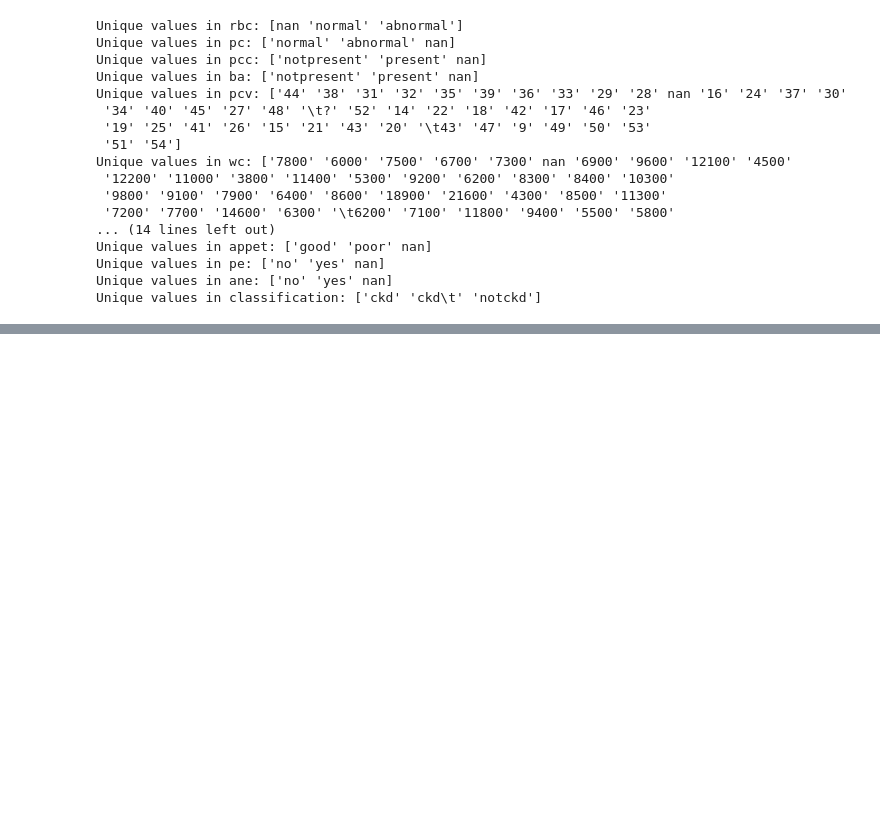
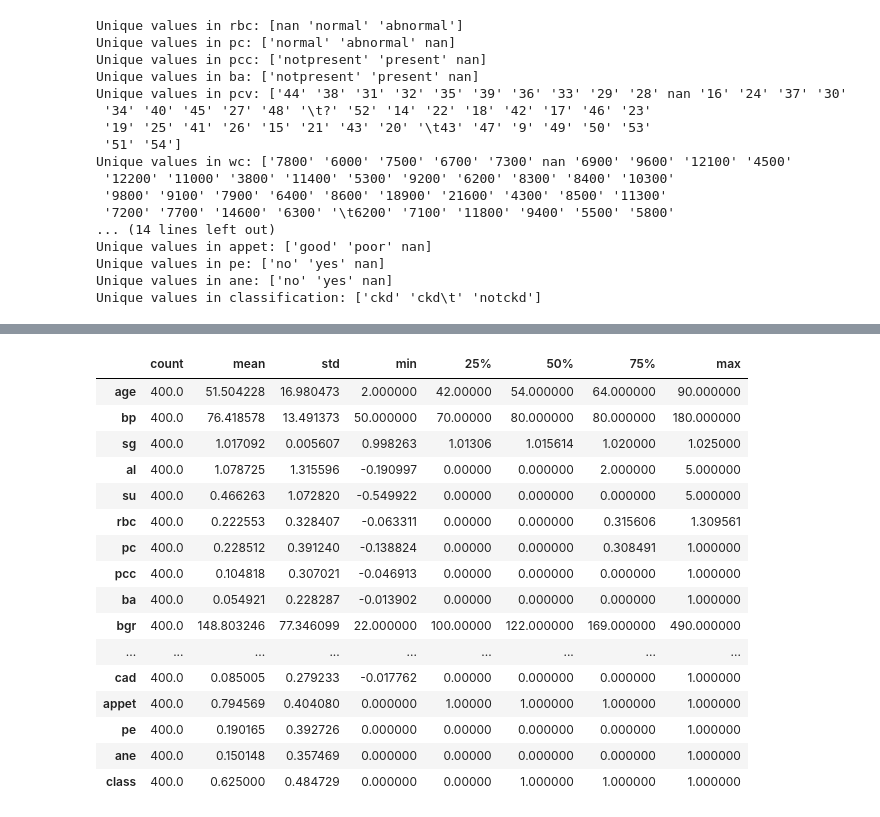
Before and after one commit to CDan07/IOD, a Jupyter notebook: Mini Projects/Mini Project 2.ipynb, the cells around one changed output, grey strips where cells are left out. Saved outputs shown, nothing was run; the diff lists cells and outputs as text; code cells hidden in the pictures; blank space fills up the shorter version.

```diff
--- a/Mini Projects/Mini Project 2.ipynb
+++ b/Mini Projects/Mini Project 2.ipynb
@@ -141,0 +156,22 @@ Unique values in classification: ['ckd' 'ckd\t' 'notckd']
+# %%
+# Summary statistics of data set
+
+df_imputed.describe().T
+# %% [output]
+|  | count | mean | std | min | 25% | 50% | 75% | max |
+| age | 400.0 | 51.504228 | 16.980473 | 2.000000 | 42.00000 | 54.000000 | 64.000000 | 90.000000 |
+| bp | 400.0 | 76.418578 | 13.491373 | 50.000000 | 70.00000 | 80.000000 | 80.000000 | 180.000000 |
+| sg | 400.0 | 1.017092 | 0.005607 | 0.998263 | 1.01306 | 1.015614 | 1.020000 | 1.025000 |
+| al | 400.0 | 1.078725 | 1.315596 | -0.190997 | 0.00000 | 0.000000 | 2.000000 | 5.000000 |
+| su | 400.0 | 0.466263 | 1.072820 | -0.549922 | 0.00000 | 0.000000 | 0.000000 | 5.000000 |
+| rbc | 400.0 | 0.222553 | 0.328407 | -0.063311 | 0.00000 | 0.000000 | 0.315606 | 1.309561 |
+| pc | 400.0 | 0.228512 | 0.391240 | -0.138824 | 0.00000 | 0.000000 | 0.308491 | 1.000000 |
+| pcc | 400.0 | 0.104818 | 0.307021 | -0.046913 | 0.00000 | 0.000000 | 0.000000 | 1.000000 |
+| ba | 400.0 | 0.054921 | 0.228287 | -0.013902 | 0.00000 | 0.000000 | 0.000000 | 1.000000 |
+| bgr | 400.0 | 148.803246 | 77.346099 | 22.000000 | 100.00000 | 122.000000 | 169.000000 | 490.000000 |
+| ... | ... | ... | ... | ... | ... | ... | ... | ... |
+| cad | 400.0 | 0.085005 | 0.279233 | -0.017762 | 0.00000 | 0.000000 | 0.000000 | 1.000000 |
+| appet | 400.0 | 0.794569 | 0.404080 | 0.000000 | 1.00000 | 1.000000 | 1.000000 | 1.000000 |
+| pe | 400.0 | 0.190165 | 0.392726 | 0.000000 | 0.00000 | 0.000000 | 0.000000 | 1.000000 |
+| ane | 400.0 | 0.150148 | 0.357469 | 0.000000 | 0.00000 | 0.000000 | 0.000000 | 1.000000 |
+| class | 400.0 | 0.625000 | 0.484729 | 0.000000 | 0.00000 | 1.000000 | 1.000000 | 1.000000 |
```
Also changed, not shown: parts of 12 cells of this notebook.
